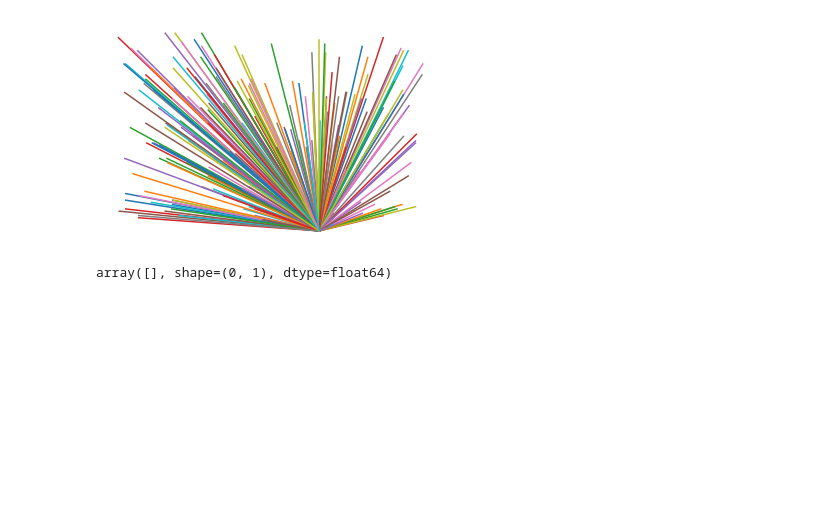
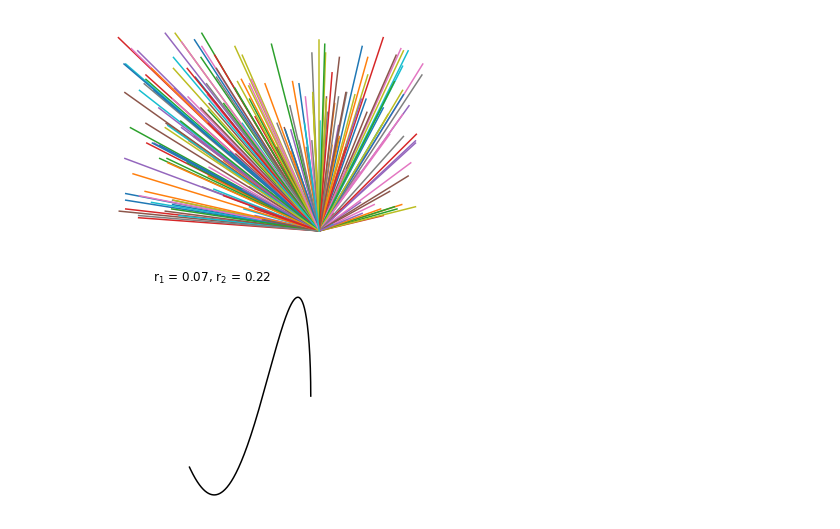
Before and after one commit to sayandafadar/Master-Math-With-Python, a Jupyter notebook: Exercise/trig.ipynb, the cells around one changed output. Drawn from its saved outputs; the diff is of its cells as text; code cells hidden in the pictures; blank space fills up the shorter version.

```diff
--- a/Exercise/trig.ipynb
+++ b/Exercise/trig.ipynb
@@ -298,8 +298,23 @@ plt.show()
 # print(random_nums)
 # %% [output]
 [figure]
-# %%
-r2 = np.random.rand(0,1)
-r2
-# %% [output]
-array([], shape=(0, 1), dtype=float64)
+# %%
+angs = np.linspace(0,8*np.pi,1000)
+
+cs = np.random.rand()
+ss = np.random.rand()
+
+x = np.cos(cs*angs)
+y = np.sin(ss*angs)
+
+# x = np.append(x,x[0])
+# y = np.append(y,y[0])
+
+plt.plot(x,y,'k')
+plt.axis('square')
+plt.axis([-1.1,1.1,-1.1,1.1])
+plt.title('r$_1$ = %s, r$_2$ = %s' %(np.round(cs,2),np.round(ss,2)))
+plt.axis('off')
+plt.show()
+# %% [output]
+[figure, added]
```
Also changed, not shown: 2 other files.
